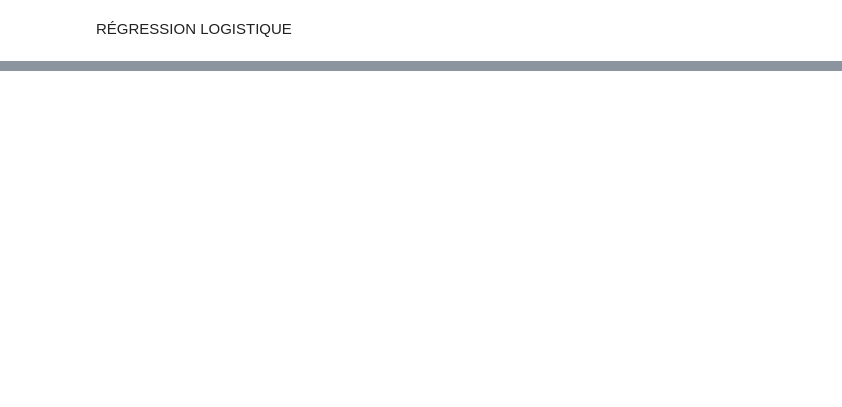
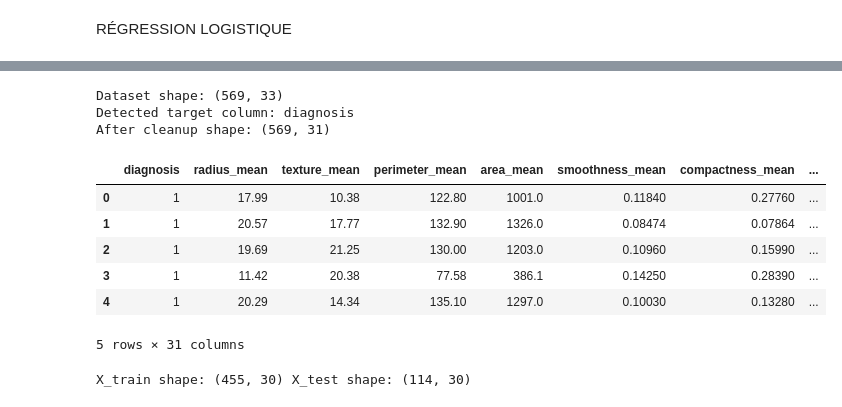
Before and after one commit to Seifcha/Breast_Cancer_Detection, a Jupyter notebook: breast-cancer-detection-improved.ipynb, the cells around one changed output, grey strips where cells are left out. Cells and saved outputs as stored; diff of their text form; code cells hidden in the pictures; blank space fills up the shorter version.

```diff
--- a/breast-cancer-detection-improved.ipynb
+++ b/breast-cancer-detection-improved.ipynb
@@ -1773,0 +741,74 @@ Ce rapport présente l'analyse complète de la régression logistique pour la
+# %%
+# Cellule 2 - Chargement & target detection
+# Remplace le chemin si nécessaire
+path = "data.csv"
+df = pd.read_csv('/kaggle/input/breast-cancer-wisconsin-data/data.csv')
+print("Dataset shape:", df.shape)
+
+# Tentative d'identifier la colonne cible
+target_candidates = ['target','diagnosis','label','class','y']
+target = None
+for c in target_candidates:
+    if c in df.columns:
+        target = c
+        break
+
+# Si non trouvé, cherche une colonne avec exactement 2 valeurs string (ex: M/B)
+if target is None:
+    for c in df.columns:
+        if df[c].dtype == object and df[c].nunique() == 2:
+            target = c
+            break
+
+if target is None:
+    raise ValueError("Impossible de détecter la colonne cible automatiquement. Indique manuellement `target`.")
+
+print("Detected target column:", target)
+
+# Map M/B -> 1/0 if present
+if df[target].dtype == object:
+    df[target] = df[target].map(lambda x: 1 if str(x).upper().startswith('M') else 0)
+
+# Drop ID-like columns if exist
+for col in ['id','Id','ID']:
+    if col in df.columns:
+        df = df.drop(columns=[col])
+
+# Remove unnamed stray columns
+df = df.loc[:, ~df.columns.str.contains('^Unnamed')]
+
+print("After cleanup shape:", df.shape)
+display(df.head())
+# %% [output]
+Dataset shape: (569, 33)
+Detected target column: diagnosis
+After cleanup shape: (569, 31)
+|  | diagnosis | radius_mean | texture_mean | perimeter_mean | area_mean | smoothness_mean | compactness_mean | ... |
+| 0 | 1 | 17.99 | 10.38 | 122.80 | 1001.0 | 0.11840 | 0.27760 | ... |
+| 1 | 1 | 20.57 | 17.77 | 132.90 | 1326.0 | 0.08474 | 0.07864 | ... |
+| 2 | 1 | 19.69 | 21.25 | 130.00 | 1203.0 | 0.10960 | 0.15990 | ... |
+| 3 | 1 | 11.42 | 20.38 | 77.58 | 386.1 | 0.14250 | 0.28390 | ... |
+| 4 | 1 | 20.29 | 14.34 | 135.10 | 1297.0 | 0.10030 | 0.13280 | ... |
+5 rows × 31 columns
+# %%
+# Cellule 3 - Features & split
+X = df.drop(columns=[target])
+y = df[target].astype(int)
+
+# If there are non-numeric columns, get dummies
+non_numeric = X.select_dtypes(exclude=[np.number]).columns.tolist()
+if non_numeric:
+    X = pd.get_dummies(X, drop_first=True)
+
+# Fill missing numerical values
+X = X.fillna(X.median())
+
+# Train-test split (stratified)
+X_train, X_test, y_train, y_test = train_test_split(
+    X, y, test_size=0.20, random_state=42, stratify=y
+)
+
+print("X_train shape:", X_train.shape, "X_test shape:", X_test.shape)
+feature_names = X_train.columns.tolist()
+# %% [output]
+X_train shape: (455, 30) X_test shape: (114, 30)
```
Also changed, not shown: parts of 26 cells of this notebook.
